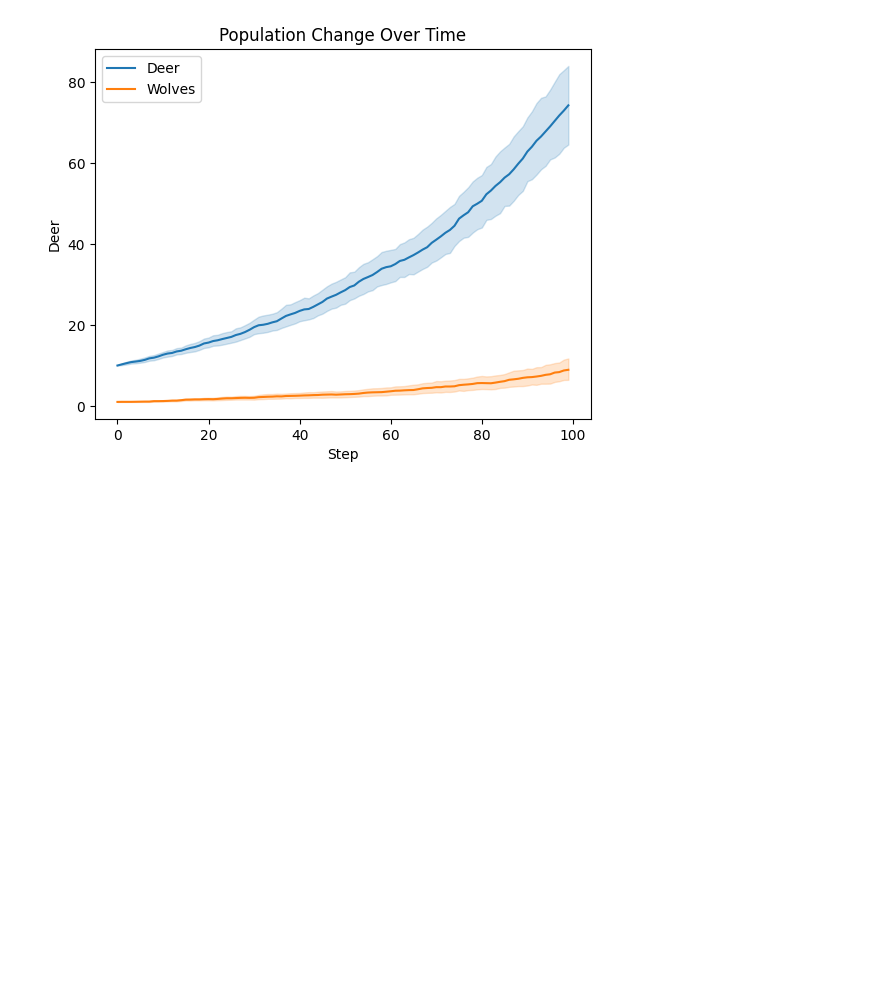
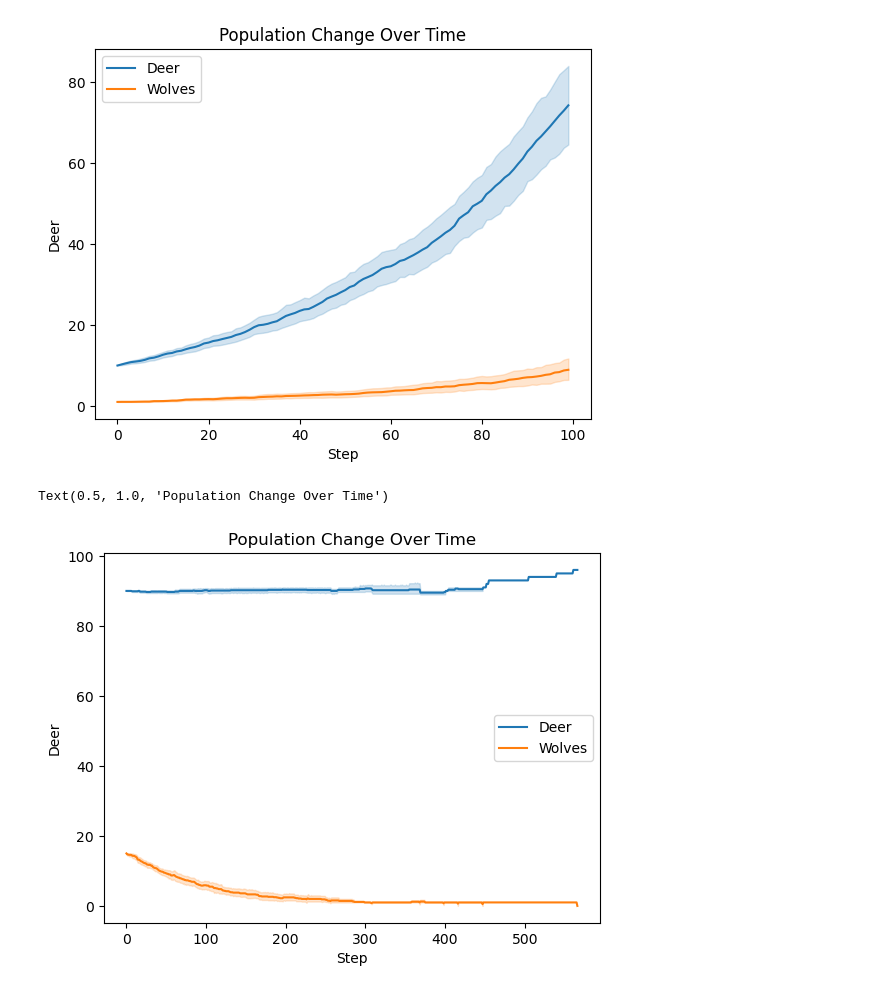
Before and after one commit to LukeRDuob/MDM3_wolf_reintroducution, a Jupyter notebook: project/ABM/notebook.ipynb, the cells around one changed output. Saved outputs shown, nothing was run; the diff lists cells and outputs as text; code cells hidden in the pictures; blank space fills up the shorter version.

```diff
--- a/project/ABM/notebook.ipynb
+++ b/project/ABM/notebook.ipynb
@@ -46,0 +95,8 @@ Text(0.5, 1.0, 'Population Change Over Time')
+# %%
+# Plotting the results
+sns.lineplot(data=results_df2, x='Step', y='Wolf', label='Wolves')
+sns.lineplot(data=results_df2, x='Step', y='Deer', label='Deer')
+plt.title("Population Change Over Time")
+# %% [output]
+Text(0.5, 1.0, 'Population Change Over Time')
+[figure, added]
```
Also changed, not shown: parts of 2 cells of this notebook, 4 other files.
